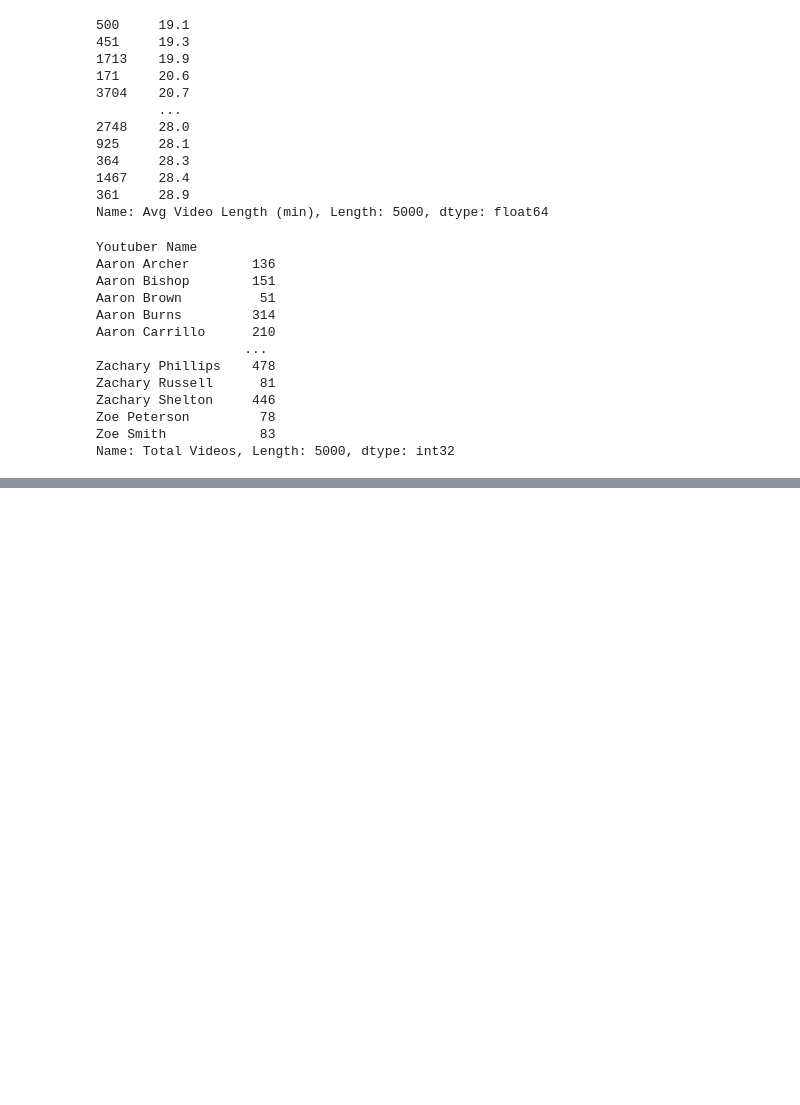
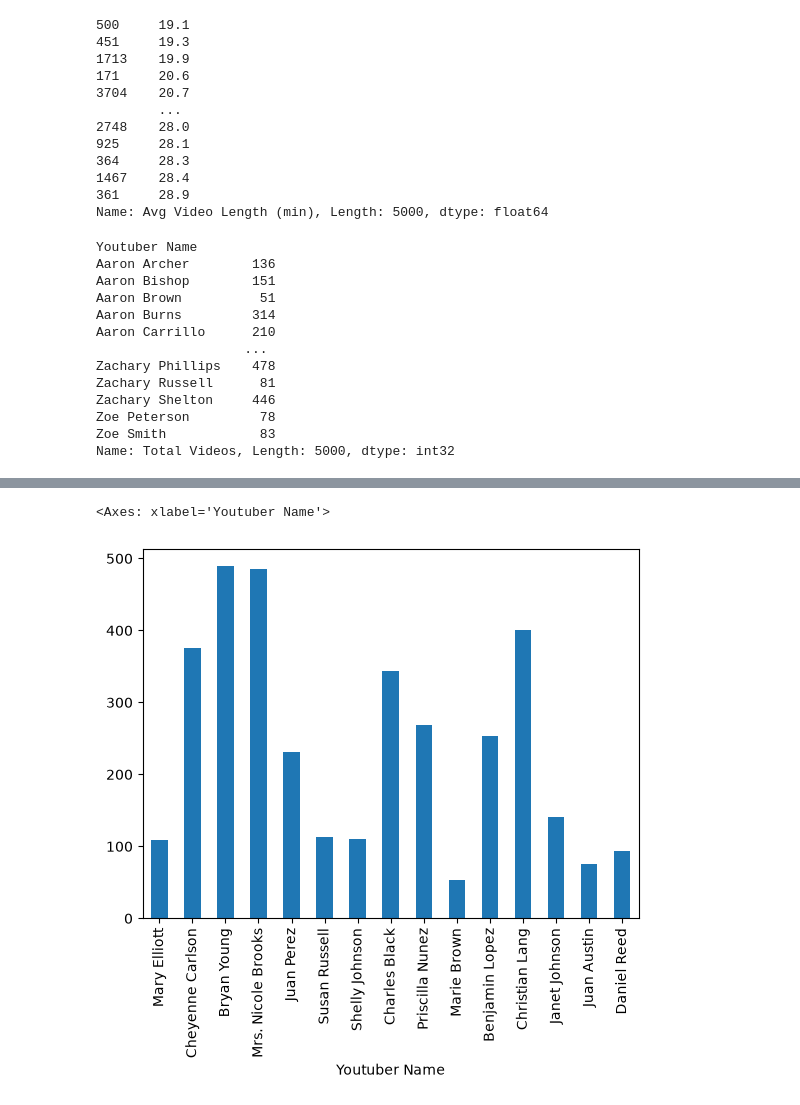
Before and after one commit to AbhishekKumarVerma2356/Python_Pandas, a Jupyter notebook: Series_2.ipynb, the cells around one changed output, grey strips where cells are left out. Drawn from its saved outputs; the diff is of its cells as text; code cells hidden in the pictures; blank space fills up the shorter version.

```diff
--- a/Series_2.ipynb
+++ b/Series_2.ipynb
@@ -678,0 +1257,5 @@ Name: Total Videos, Length: 5000, dtype: int32
+# %%
+dataframe.sort_values(ascending=False).sample(15).plot(kind='bar')
+# %% [output]
+<Axes: xlabel='Youtuber Name'>
+[figure, added]
```
Also changed, not shown: parts of 56 cells of this notebook.
